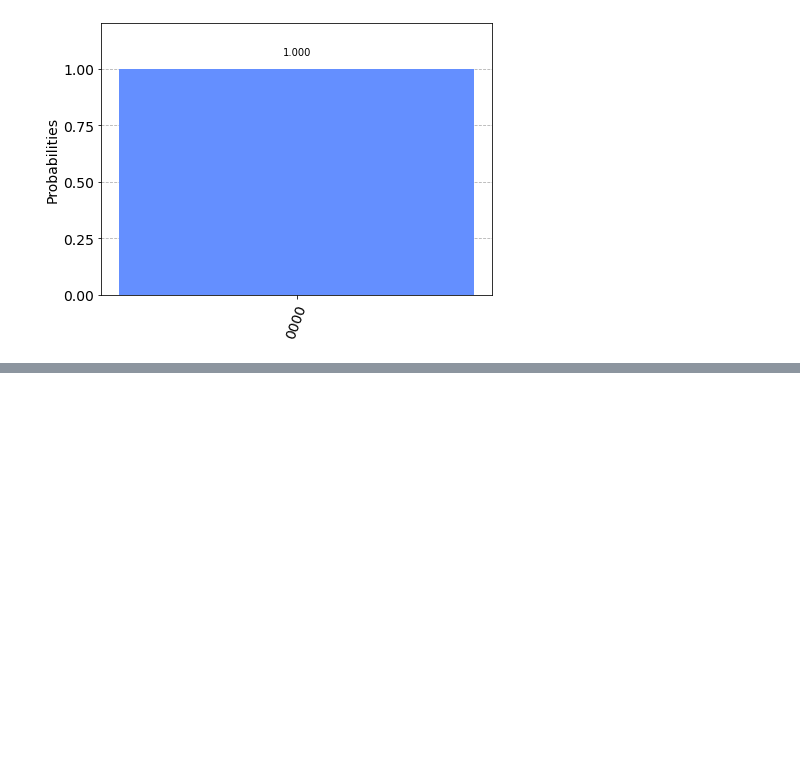
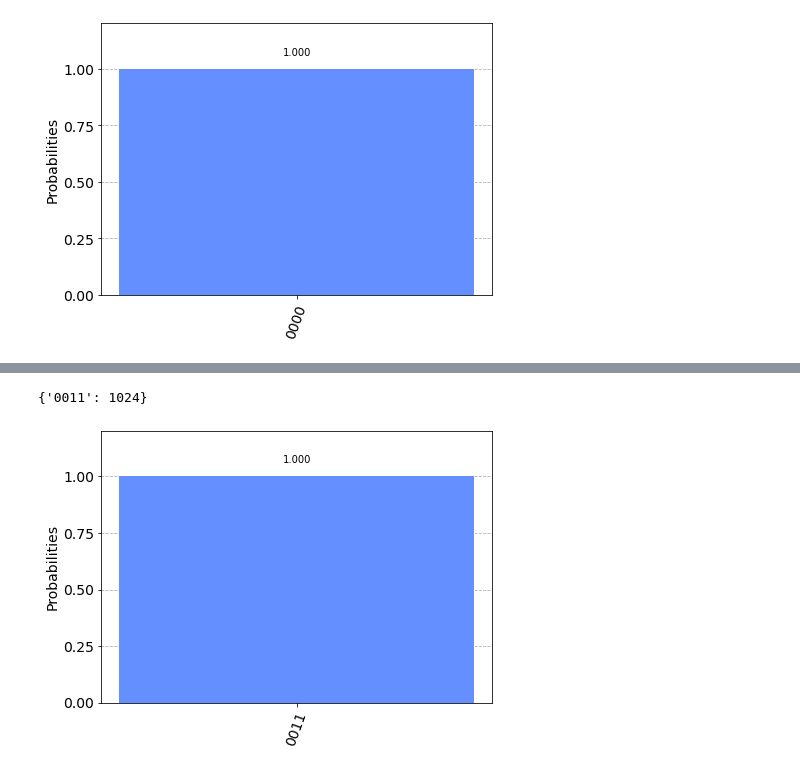
Before and after one commit to rsobt/circuit_by_qiskit, a Jupyter notebook: 1_basic_circuit/Bernstein-Vazirani.ipynb, the cells around one changed output, grey strips where cells are left out. Saved outputs shown, nothing was run; the diff lists cells and outputs as text; code cells hidden in the pictures; blank space fills up the shorter version.

```diff
--- a/1_basic_circuit/Bernstein-Vazirani.ipynb
+++ b/1_basic_circuit/Bernstein-Vazirani.ipynb
@@ -68,0 +143,7 @@ plot_histogram(count_num)
+# %%
+count_num = get_count(bv_circuit)
+print(count_num)
+plot_histogram(count_num)
+# %% [output]
+{'0011': 1024}
+[figure, added]
```
Also changed, not shown: parts of 6 cells of this notebook.
